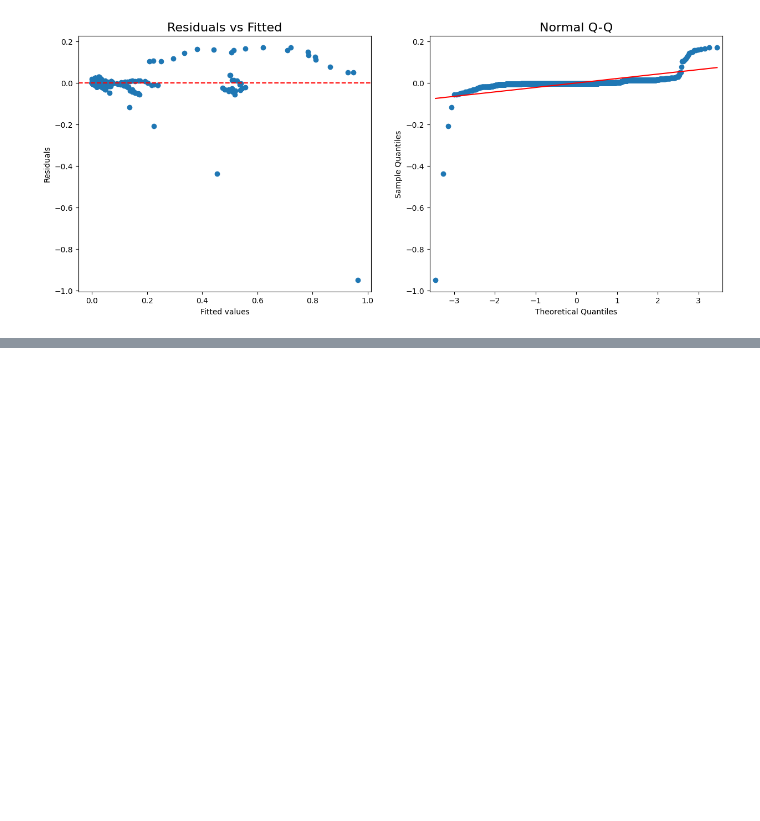
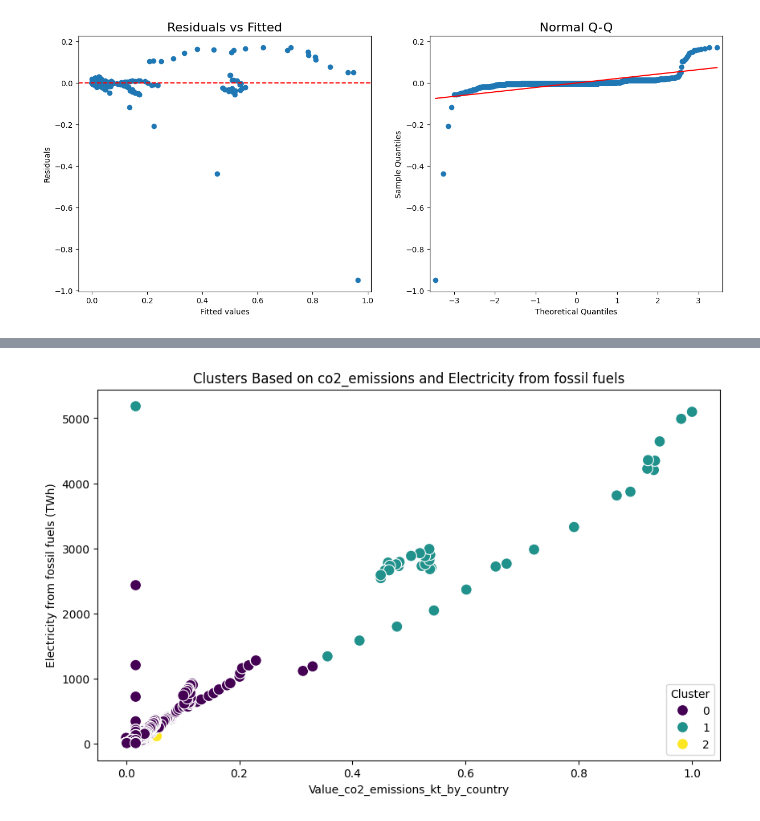
Before and after one commit to Annas-khan424/Data-visualisation, a Jupyter notebook: main.ipynb, the cells around one changed output, grey strips where cells are left out. Cells and saved outputs as stored; diff of their text form; code cells hidden in the pictures; blank space fills up the shorter version.

```diff
--- a/main.ipynb
+++ b/main.ipynb
@@ -600,0 +683,19 @@ plt.show()
+# %%
+
+# Define the optimal number of clusters
+n_clusters = 3
+
+# Initialize and fit the KMeans model
+kmeans = KMeans(n_clusters=n_clusters, random_state=42)
+clusters = kmeans.fit_predict(X_scaled)
+
+# Adding cluster labels to your DataFrame
+df['Cluster'] = clusters
+
+# Visualizing the clusters
+plt.figure(figsize=(10, 6))
+sns.scatterplot(x='Value_co2_emissions_kt_by_country', y='Electricity from fossil fuels (TWh)', data=df, hue='Cluster', palette='viridis', s=100)
+plt.title('Clusters Based on co2_emissions and Electricity from fossil fuels')
+plt.show()
+# %% [output]
+[figure, added]
```
Also changed, not shown: parts of 11 cells of this notebook.
